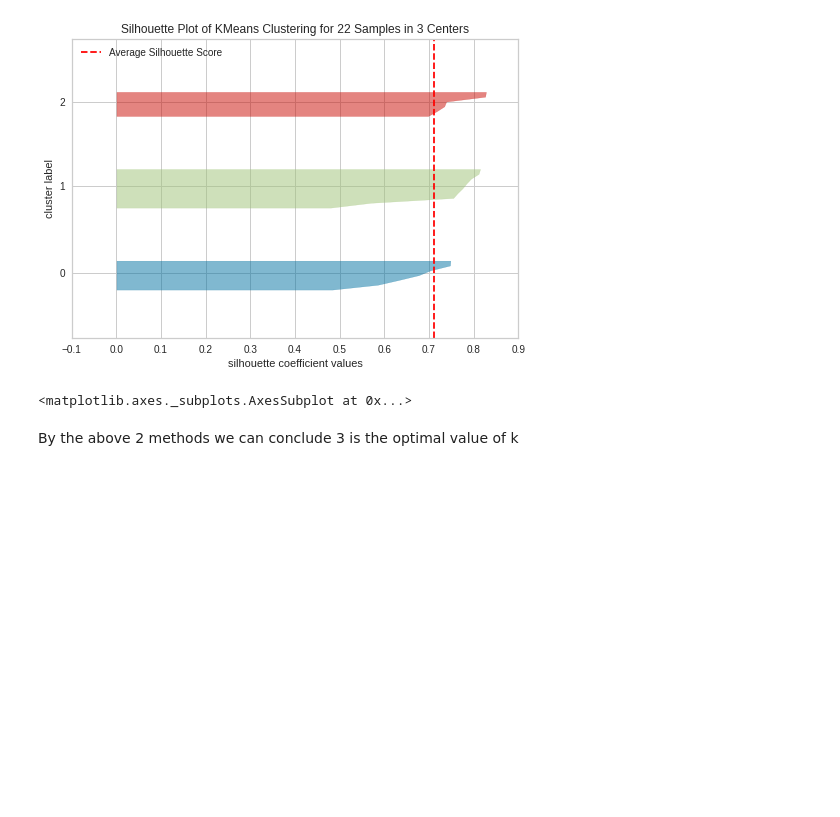
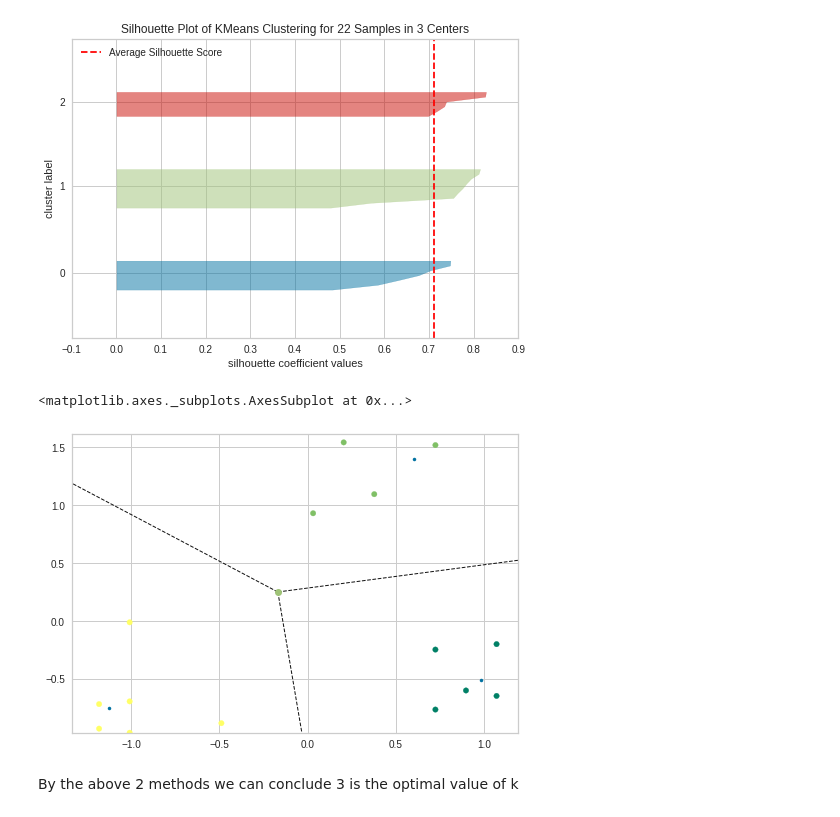
Before and after one commit to rohankavari/MachineLearning, a Jupyter notebook: Kmeans.ipynb, the cells around one changed output. Drawn from its saved outputs; the diff is of its cells as text; code cells hidden in the pictures; blank space fills up the shorter version.

```diff
--- a/Kmeans.ipynb
+++ b/Kmeans.ipynb
@@ -115,2 +122,14 @@ visualizer.show()
+# %%
+from scipy.spatial import Voronoi, voronoi_plot_2d
+kmeans = KMeans(n_clusters=3,n_init=200,algorithm='elkan').fit(df[['Age','Income($)']])
+y_kmeans=kmeans.predict(df[['Age','Income($)']])
+
+centers = kmeans.cluster_centers_ # cluster center coordinates
+vor = Voronoi(centers)
+voronoi_plot_2d(vor)
+plt.scatter(df['Age'],df['Income($)'], c=y_kmeans, s=30, cmap='summer')
+plt.show()
+# %% [output]
+[figure, added]
 # %% [markdown]
 By the above 2 methods we can conclude 3 is the optimal value of k
```
Also changed, not shown: parts of 1 cell of this notebook.
